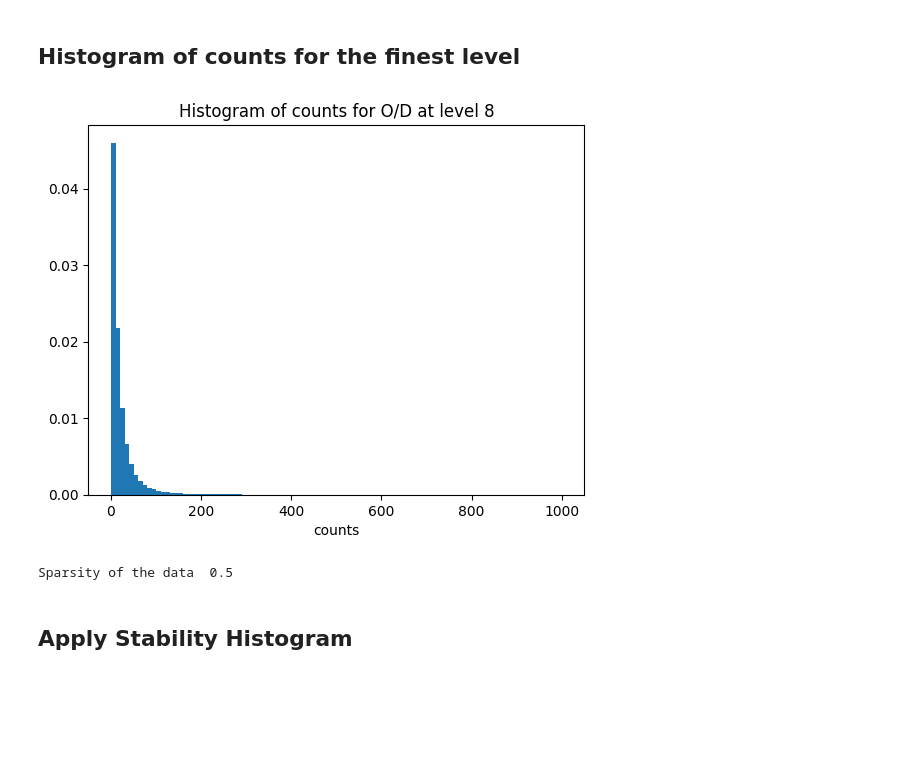
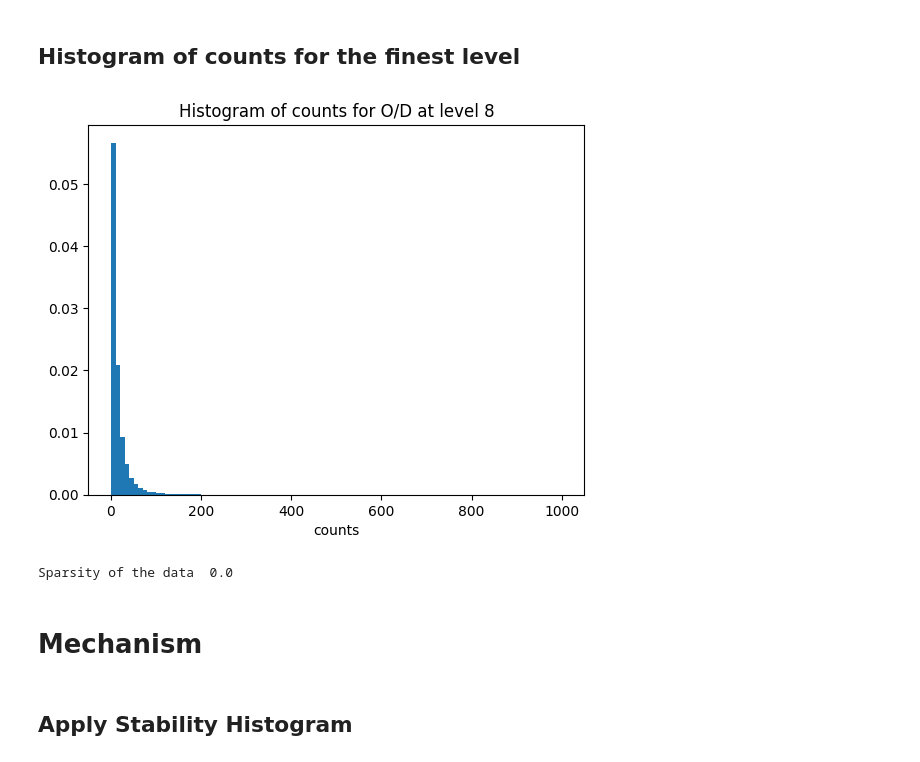
Before and after one commit to aidaLabDEI/TDA_hierarchical, a Jupyter notebook: notebooks/synthetic_data_fixed_branch.ipynb, the cells around one changed output. Drawn from its saved outputs; the diff is of its cells as text; code cells hidden in the pictures; blank space fills up the shorter version.

```diff
--- a/notebooks/synthetic_data_fixed_branch.ipynb
+++ b/notebooks/synthetic_data_fixed_branch.ipynb
@@ -20,9 +20,9 @@ from IPython.display import clear_output
 ## Load the data
 # %%
 from data_structure import GeoSpine
-from data_structure import HierarchicalData
+from data_structure import OD_tree
 
-folder_path = f"../data/synthetic_{type}_branching_dense/"
+folder_path = f"../data/synthetic_{type}_branching_nozero/"
 with open(os.path.join(folder_path, "structure/geo_spine.pickle"), "rb") as f:
     geo_spine = pickle.load(f)
 
@@ -30,21 +30,25 @@ with open(os.path.join(folder_path, "structure/geo_spine.pickle"), "rb") as f:
 df = pd.read_csv(os.path.join(folder_path, "data.csv"))
 
 spine = GeoSpine(geo_spine)
-H_dense = HierarchicalData(df, spine)
+Tree_dense = OD_tree(df, spine)
 # %% [markdown]
 ## Histogram of counts for the finest level
 # %%
 # make historga of count
 import matplotlib.pyplot as plt
 
-data_true = H_dense.data_up_to_level(final_level, as_index=False, dtype=int)
+final_level = Tree_dense.depth
+geo_level = int(final_level / 2)
+data_true = Tree_dense.get_data_at_level(Tree_dense.depth)
 plt.hist(data_true["COUNT"], bins=100, density=True)
-plt.title(f"Histogram of counts for O/D at level {final_level}")
+plt.title(f"Histogram of counts for O/D at level {geo_level}")
 plt.xlabel("counts")
 plt.show()
 # %% [output]
-[figure, old version]
+[figure, new version]
 # %%
-print("Sparsity of the data ", 1 - len(data_true) / (len(H_dense.spine.get_nodes(level=final_level)) ** 2))
+print("Sparsity of the data ", 1 - len(data_true) / (len(Tree_dense.spine.get_nodes(level=geo_level)) ** 2))
 # %% [output]
-Sparsity of the data  0.5
+Sparsity of the data  0.0
+# %% [markdown]
+# Mechanism
```
Also changed, not shown: parts of 18 cells of this notebook, 16 other files.
